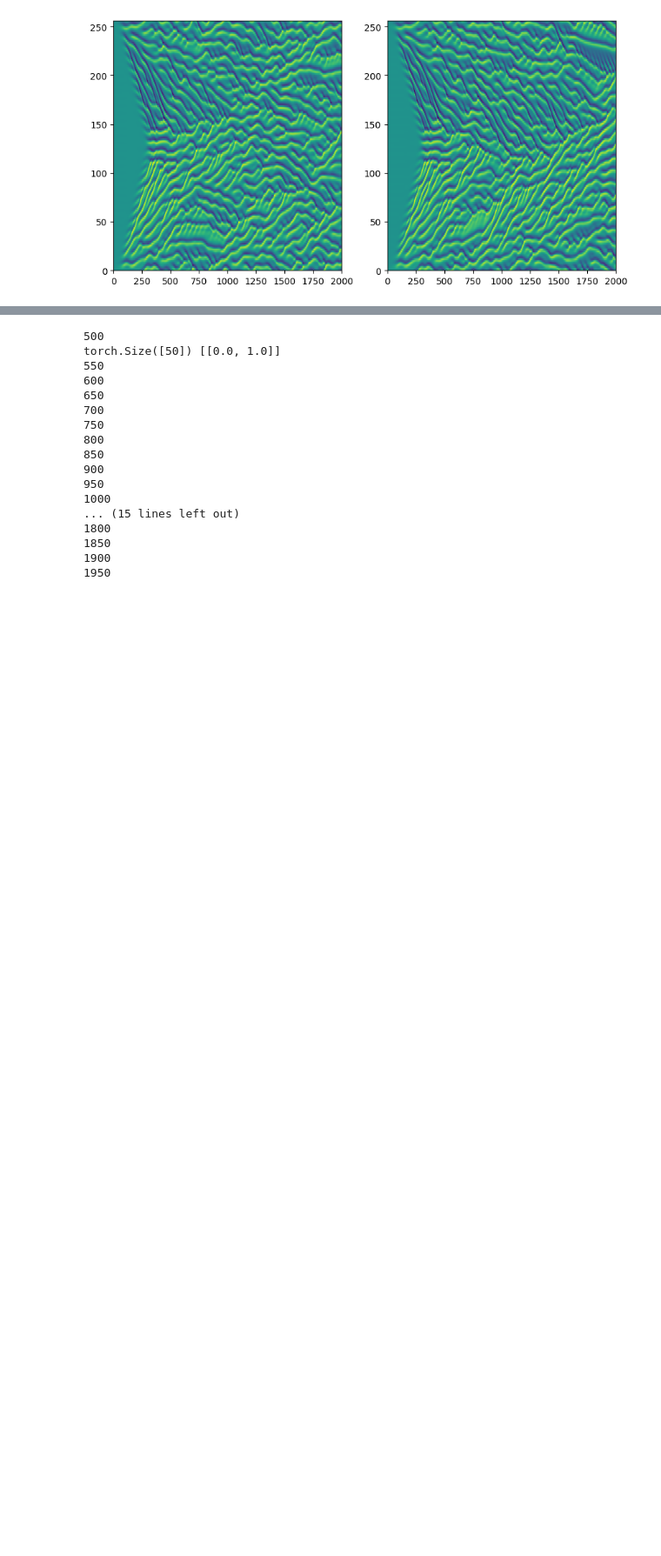
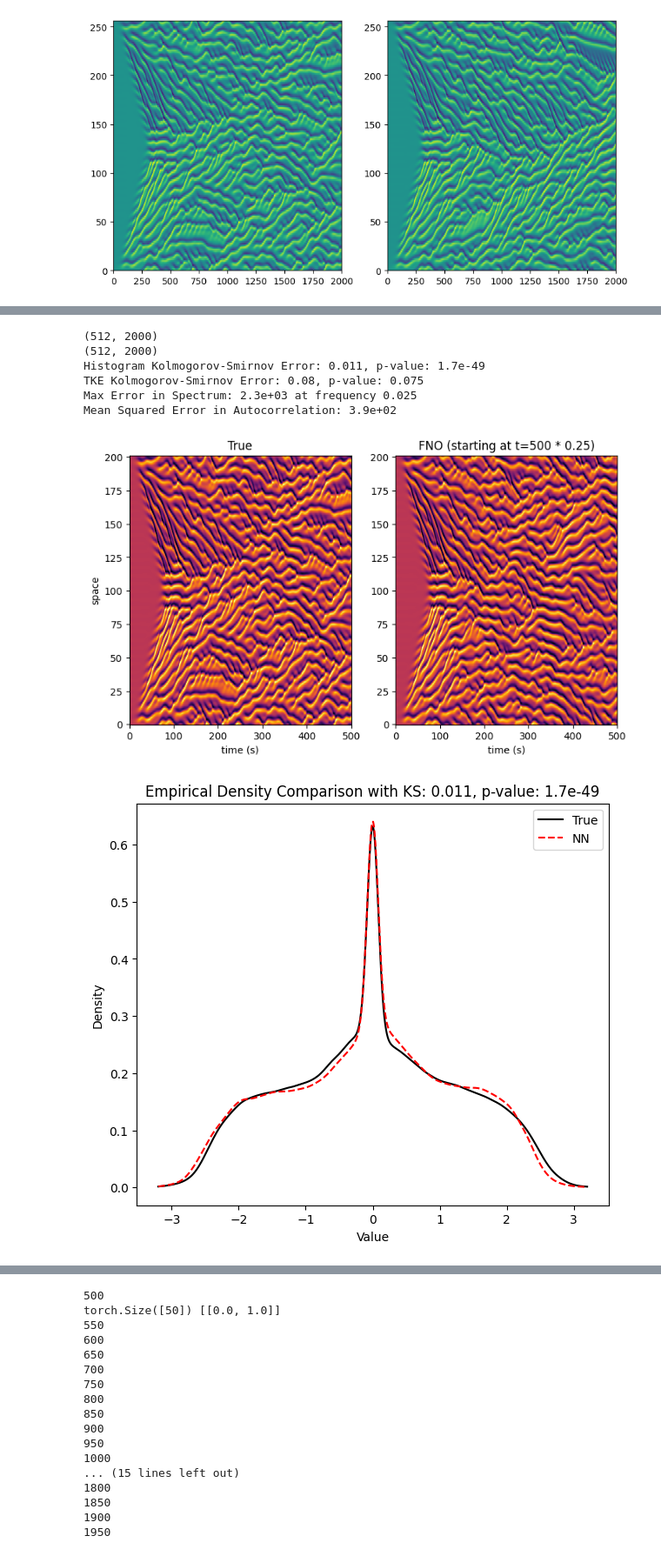
Before and after one commit to Julians42/KS_FNO, a Jupyter notebook: KS/update_em.ipynb, the cells around one changed output, grey strips where cells are left out. Shown at 87% size. Saved outputs shown, nothing was run; the diff lists cells and outputs as text; code cells hidden in the pictures; blank space fills up the shorter version.

```diff
--- a/KS/update_em.ipynb
+++ b/KS/update_em.ipynb
@@ -79,0 +60,16 @@ tensor([[[ 1.1191,  0.9629, -0.2858,  ..., -0.9899, -1.5201, -0.4251]],
+# %%
+imp.reload(em)
+em.evaluate_metrics(sample.cpu().detach().numpy(),
+                    FNO_pred.cpu().detach().numpy(),
+                    yaml.safe_load(open("resolution_configs/full_resolution.yaml")),
+                    save_to_pdf = False,
+                    tke_plot_max_threshold = 3.2);
+# %% [output]
+(512, 2000)
+(512, 2000)
+Histogram Kolmogorov-Smirnov Error: 0.011, p-value: 1.7e-49
+TKE Kolmogorov-Smirnov Error: 0.08, p-value: 0.075
+Max Error in Spectrum: 2.3e+03 at frequency 0.025
+Mean Squared Error in Autocorrelation: 3.9e+02
+[figure, added]
+[figure, added]
```
Also changed, not shown: parts of 14 cells of this notebook, 6 other files.
